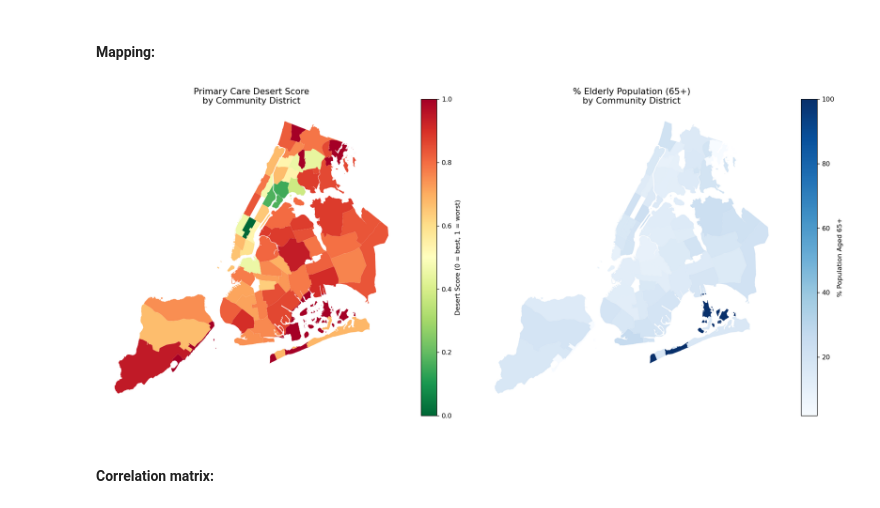
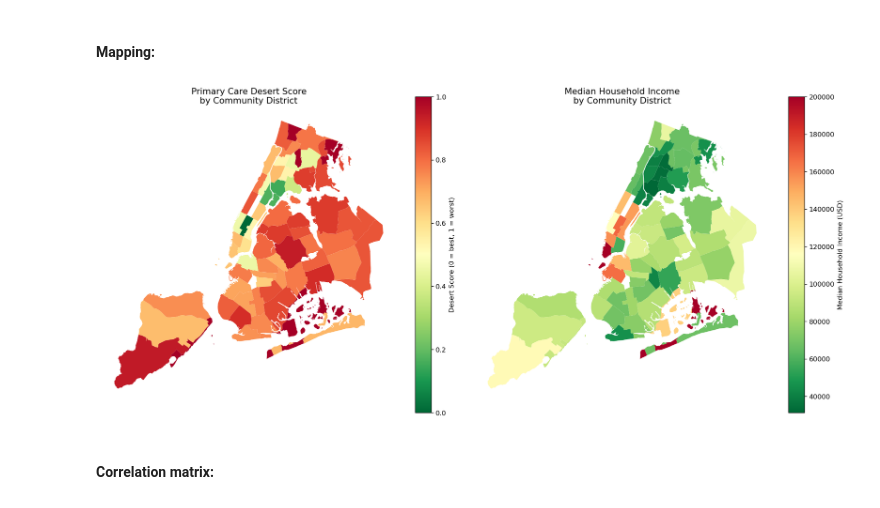
Before and after one commit to hawaiie-star/DS, a Jupyter notebook: Assessment /Final_submission_CASA0006.ipynb, the cells around one changed output. Saved outputs shown, nothing was run; the diff lists cells and outputs as text; code cells hidden in the pictures.

```diff
--- a/Assessment /Final_submission_CASA0006.ipynb
+++ b/Assessment /Final_submission_CASA0006.ipynb
@@ -328,20 +322,23 @@ Final modelling dataset: (71, 16)
 # %%
 fig, axes = plt.subplots(1, 2, figsize=(16, 7))
 
+# Left: desert score — the dependent variable
 gdf.plot(column='desert_score', ax=axes[0], legend=True, cmap='RdYlGn_r',
          legend_kwds={'label': 'Desert Score (0 = best, 1 = worst)'})
 axes[0].set_title('Primary Care Desert Score\nby Community District', fontsize=13)
 axes[0].axis('off')
 
-gdf.plot(column='pct_elderly', ax=axes[1], legend=True, cmap='Blues',
-         legend_kwds={'label': '% Population Aged 65+'})
-axes[1].set_title('% Elderly Population (65+)\nby Community District', fontsize=13)
+# Right: median income — shown here because it is the strongest predictor
+# of desert score across both permutation importance and SHAP analyses
+gdf.plot(column='median_income', ax=axes[1], legend=True, cmap='RdYlGn_r',
+         legend_kwds={'label': 'Median Household Income (USD)'})
+axes[1].set_title('Median Household Income\nby Community District', fontsize=13)
 axes[1].axis('off')
 
 plt.tight_layout()
 plt.show()
 # %% [output]
-[figure, old version]
+[figure, new version]
 # %% [markdown]
 #### Correlation matrix:
 # %%
```
Also changed, not shown: parts of 6 cells of this notebook.
